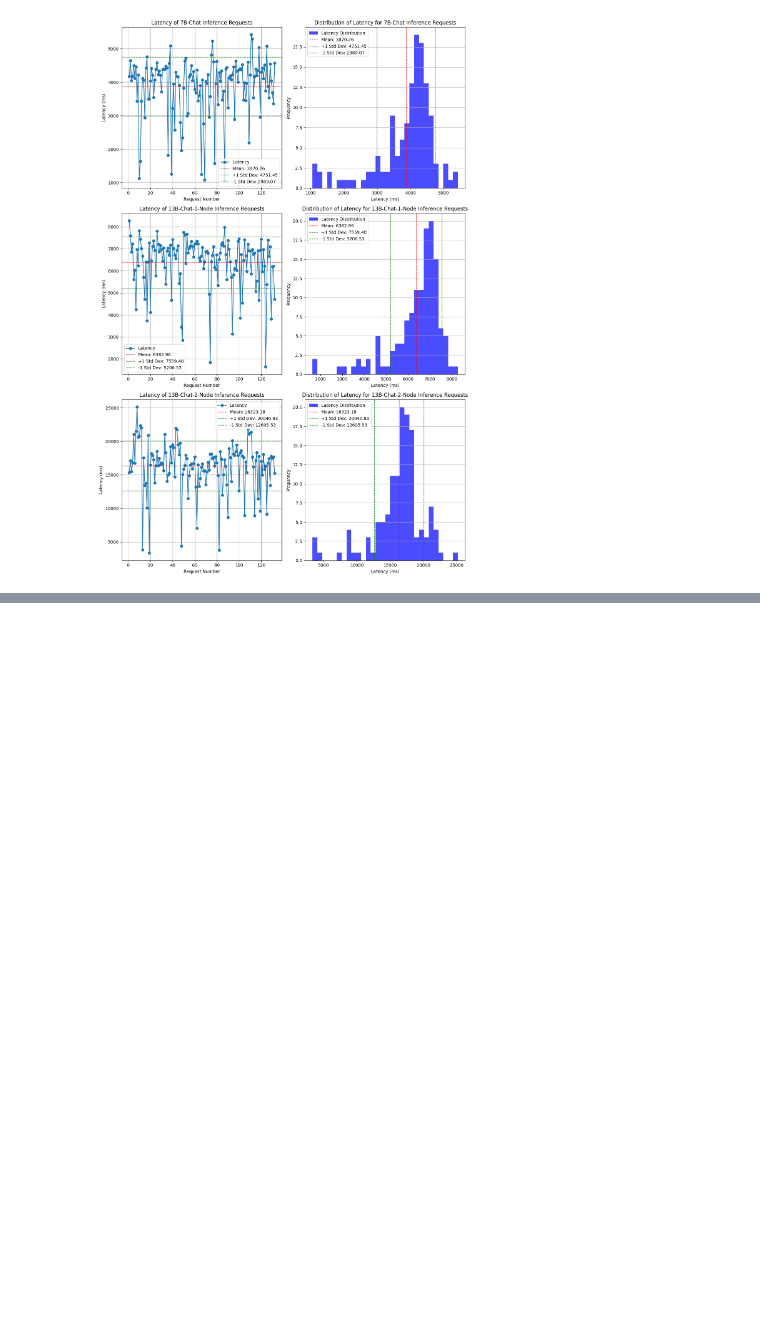
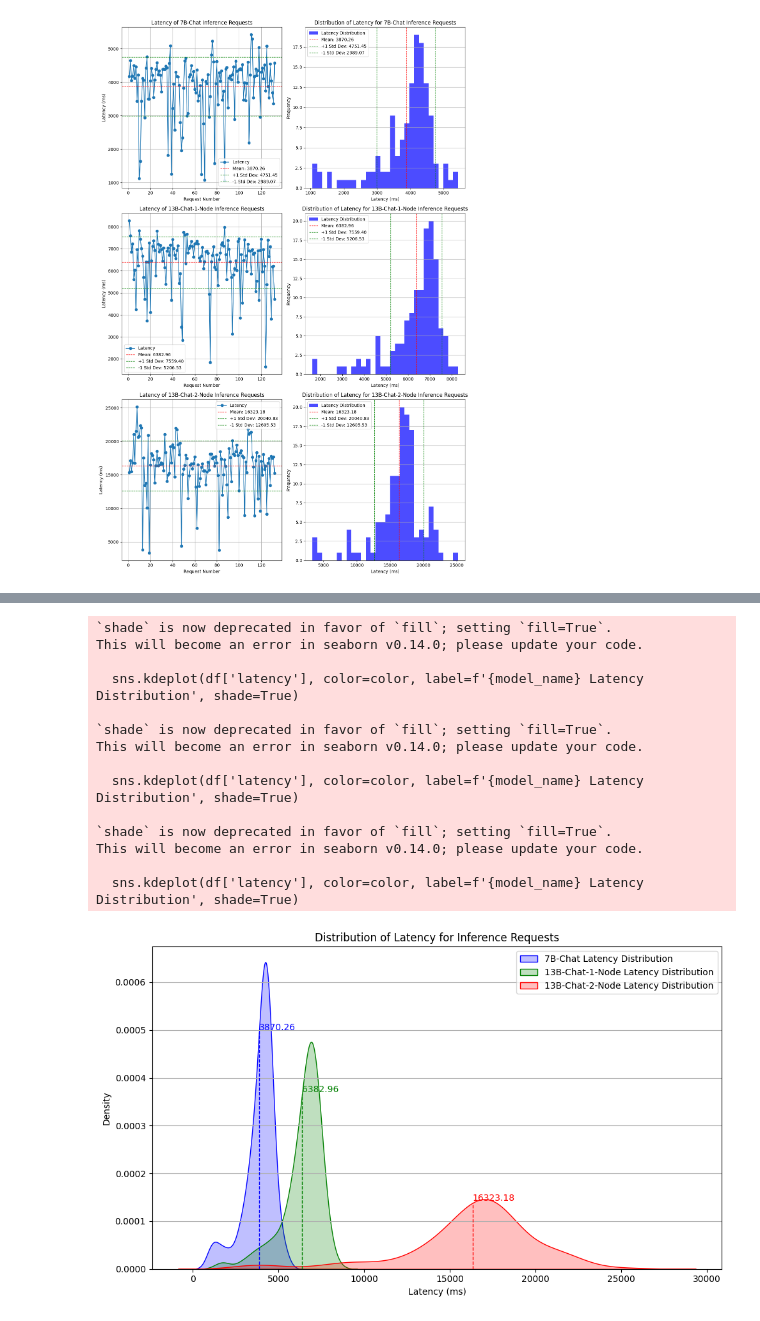
Before and after one commit to ishaansehgal99/llm-on-k8s, a Jupyter notebook: inference_exploration.ipynb, the cells around one changed output, grey strips where cells are left out. Saved outputs shown, nothing was run; the diff lists cells and outputs as text; code cells hidden in the pictures; blank space fills up the shorter version.

```diff
--- a/inference_exploration.ipynb
+++ b/inference_exploration.ipynb
@@ -228,0 +289,57 @@ plt.show()
+# %%
+import numpy as np
+import seaborn as sns
+from scipy.stats import gaussian_kde  # Import the function for KDE
+
+def plot_latency_distribution(df, mean_latency, std_dev, model_name, color):
+    # KDE plot
+    sns.kdeplot(df['latency'], color=color, label=f'{model_name} Latency Distribution', shade=True)
+
+    # Compute KDE using Scipy to get y-coordinate at mean
+    density = gaussian_kde(df['latency'])
+    y_at_mean = density(mean_latency)[0]  # extract the first (and only) element if it's an array
+
+    # Draw line segment from x-axis to KDE curve at the mean value
+    plt.plot([mean_latency, mean_latency], [0, y_at_mean], color=color, linestyle='dashed', linewidth=1)
+
+    # Position the mean text where it intersects with the KDE curve
+    offset = (df['latency'].max() - df['latency'].min()) * 0.01  # About 1% of the data range
+    plt.text(mean_latency + offset, y_at_mean, f'{mean_latency:.2f}', color='black', ha='left', va='bottom')
+
+
+# Define colors for each model. You can change these to any colors you prefer.
+colors = {
+    "7B-Chat": "blue",
+    "13B-Chat-1-Node": "green",
+    "13B-Chat-2-Node": "red"
+}
+
+plt.figure(figsize=(10, 6))
+for model_name, df in inference_dfs.items():
+    mean_latency = df['latency'].mean()
+    std_dev = df['latency'].std()
+    plot_latency_distribution(df, mean_latency, std_dev, model_name, colors[model_name])
+
+plt.title('Distribution of Latency for Inference Requests')
+plt.xlabel('Latency (ms)')
+plt.ylabel('Density')  # Notice we changed this to 'Density'
+plt.legend(loc='upper right')
+plt.grid(axis='y')
+plt.tight_layout()
+plt.show()
+# %% [output]
+`shade` is now deprecated in favor of `fill`; setting `fill=True`.
+This will become an error in seaborn v0.14.0; please update your code.
+
+  sns.kdeplot(df['latency'], color=color, label=f'{model_name} Latency Distribution', shade=True)
+
+`shade` is now deprecated in favor of `fill`; setting `fill=True`.
+This will become an error in seaborn v0.14.0; please update your code.
+
+  sns.kdeplot(df['latency'], color=color, label=f'{model_name} Latency Distribution', shade=True)
+
+`shade` is now deprecated in favor of `fill`; setting `fill=True`.
+This will become an error in seaborn v0.14.0; please update your code.
+
+  sns.kdeplot(df['latency'], color=color, label=f'{model_name} Latency Distribution', shade=True)
+[figure, added]
```
Also changed, not shown: parts of 2 cells of this notebook.
